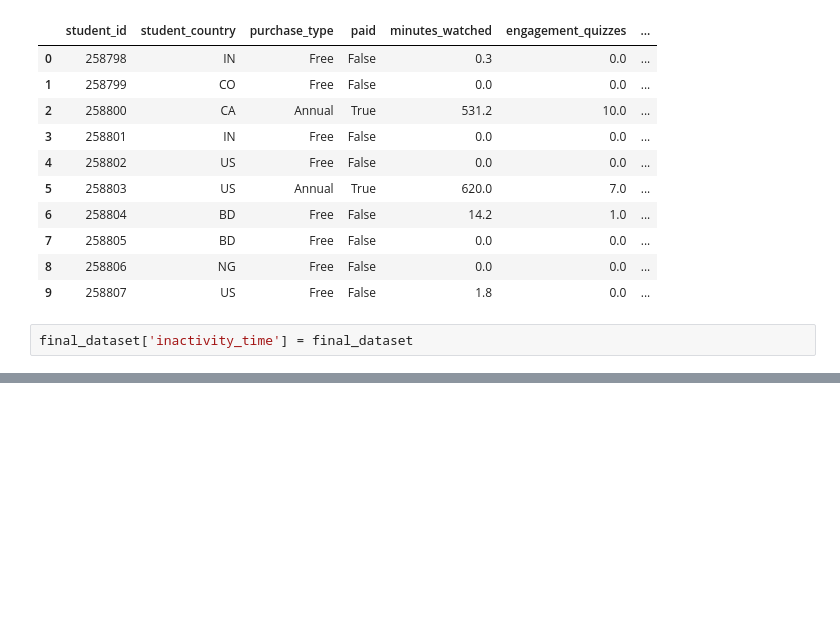
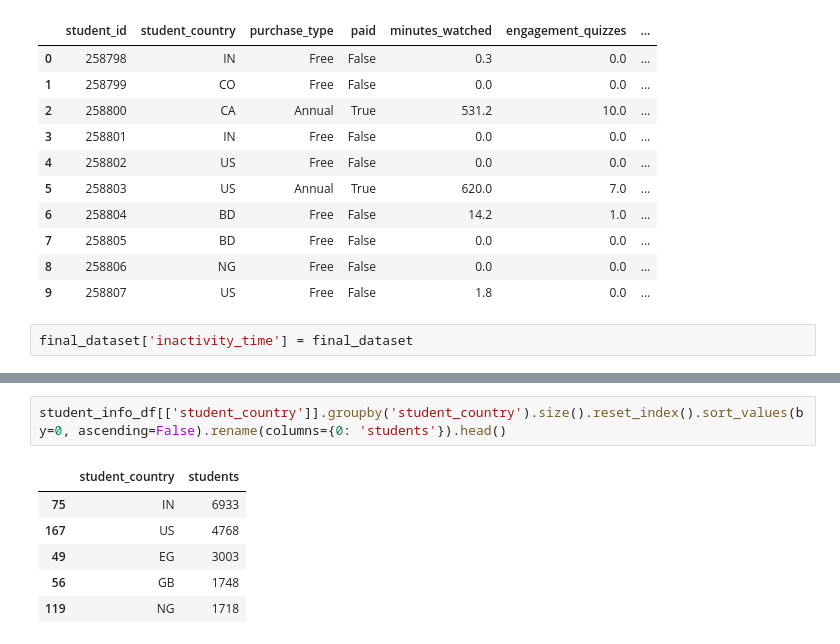
Before and after one commit to AryehRotberg/365-Learning-Data-Challenge, a Jupyter notebook: notebook/EDA.ipynb, the cells around one changed output, grey strips where cells are left out. Saved outputs shown, nothing was run; the diff lists cells and outputs as text; blank space fills up the shorter version.

```diff
--- a/notebook/EDA.ipynb
+++ b/notebook/EDA.ipynb
@@ -293,0 +312,9 @@ final_dataset['inactivity_time'] = final_dataset
+# %%
+student_info_df[['student_country']].groupby('student_country').size().reset_index().sort_values(by=0, ascending=False).rename(columns={0: 'students'}).head()
+# %% [output]
+|  | student_country | students |
+| 75 | IN | 6933 |
+| 167 | US | 4768 |
+| 49 | EG | 3003 |
+| 56 | GB | 1748 |
+| 119 | NG | 1718 |
```
Also changed, not shown: parts of 3 cells of this notebook, 4 other files.
